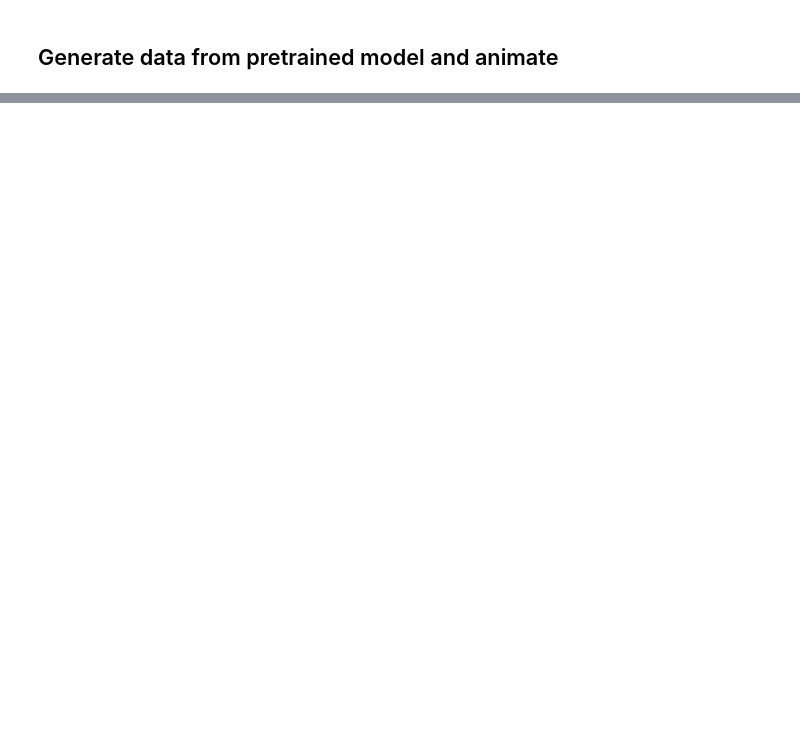
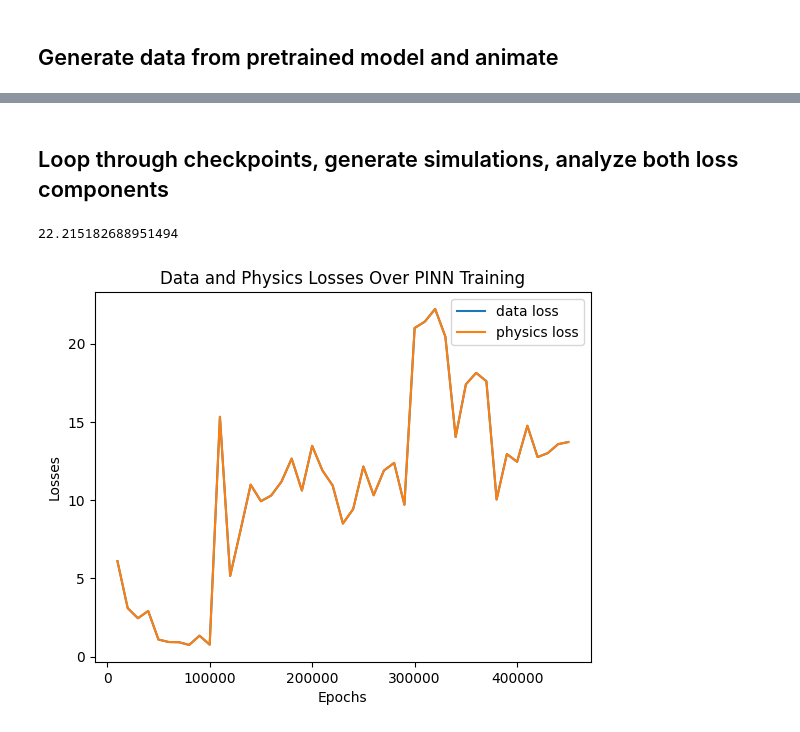
Before and after one commit to elichild01/double-pendulum, a Jupyter notebook: notebooks/animation_generation.ipynb, the cells around one changed output, grey strips where cells are left out. Saved outputs shown, nothing was run; the diff lists cells and outputs as text; code cells hidden in the pictures; blank space fills up the shorter version.

```diff
--- a/notebooks/animation_generation.ipynb
+++ b/notebooks/animation_generation.ipynb
@@ -246,0 +285,2 @@ ValueError: unknown file extension: .mp4
+# %% [markdown]
+## Loop through checkpoints, generate simulations, analyze both loss components
@@ -246,0 +393,15 @@ ValueError: unknown file extension: .mp4
+# %%
+np.max(physics_losses)
+# %% [output]
+22.215182688951494
+# %%
+checkpoint_epoch_nums = list(range(10000, 460000, 10000))
+plt.plot(checkpoint_epoch_nums, np.array(data_losses) * 4e4, label='data loss')
+plt.plot(checkpoint_epoch_nums, physics_losses, label='physics loss')
+plt.title('Data and Physics Losses Over PINN Training')
+plt.xlabel('Epochs')
+plt.ylabel('Losses')
+plt.legend()
+plt.show()
+# %% [output]
+[figure, added]
```
Also changed, not shown: parts of 10 cells of this notebook, 4 other files.
